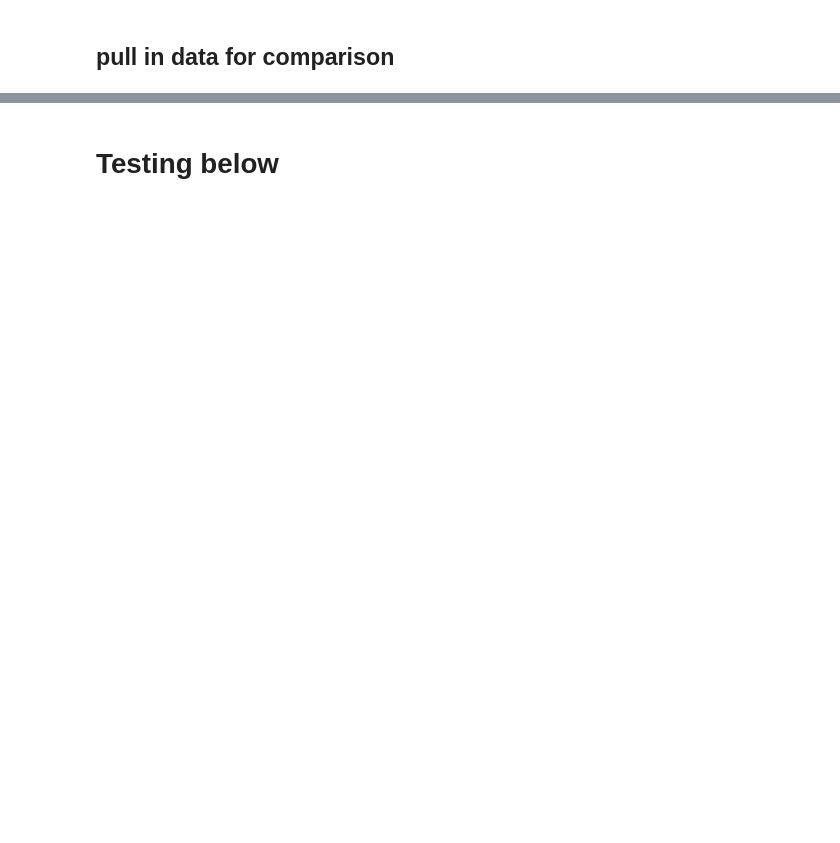
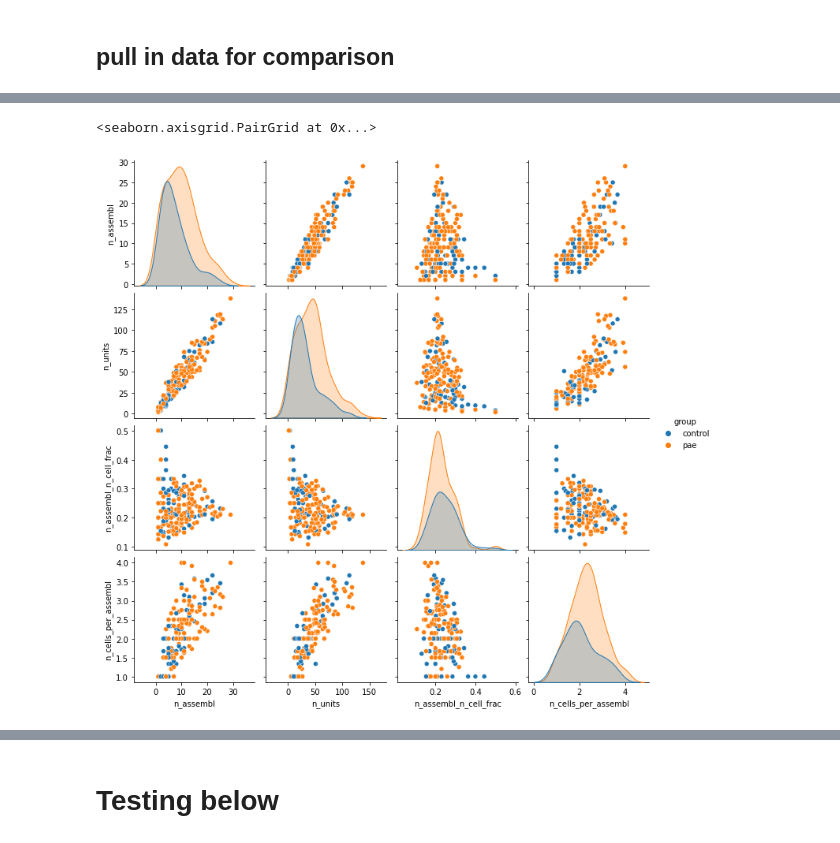
Before and after one commit to ryanharvey1/cell_assembly_replay, a Jupyter notebook: notebooks/cell_assembly.ipynb, the cells around one changed output, grey strips where cells are left out. Saved outputs shown, nothing was run; the diff lists cells and outputs as text; code cells hidden in the pictures; blank space fills up the shorter version.

Commit message:
working changes, added new features per assembly, added figures

```diff
--- a/notebooks/cell_assembly.ipynb
+++ b/notebooks/cell_assembly.ipynb
@@ -33,3 +37,7 @@ spike_path = 'F:/Projects/PAE_PlaceCell/analysis/spikes/'
 df_cell_class = pd.read_csv('F:/Projects/PAE_PlaceCell/analysis/cell_recruitment/processed/pyr_int_df.csv')
 # data frame contain info for each ripple
 swr_df = pd.read_csv('F:/Projects/PAE_PlaceCell/analysis/swr_data/post_processed/swr_df.csv')
+# data frame contain info for each mua evebt
+mua_df = pd.read_csv('F:/Projects/PAE_PlaceCell/analysis/multiunit_data/post_processed/mua_df.csv')
+# data frame with ever cell in data set
+cell_list = pd.read_csv(r'F:\Projects\PAE_PlaceCell\analysis\cell_list.csv')
@@ -38,5 +64,7 @@ swr_df = pd.read_csv('F:/Projects/PAE_PlaceCell/analysis/swr_data/post_processed
 # %%
-assembly_run.assembly_run(spike_path,save_path,swr_df)
+%%time
+
+assembly_run.assembly_run(spike_path,save_path,swr_df,cell_list,parallel=False)
 # %% [markdown]
 ## pull in data for comparison
 # %%
@@ -92,0 +136,34 @@ for item in results.keys():
+# %%
+def add_group_affiliation(df):
+    control=('RH13','RH14','LS21','LS23','LE2821','LE2823','LEM3116','LEM3120','LEM3216')
+    pae=('RH11','RH16','LS17','LS19','LE2813','LEM3124','LEM3206','LEM3246')
+
+    df['group'] = np.ones_like(df.session)
+
+    regstr = '|'.join(control)
+    idx = df['session'].str.upper().str.contains(regstr)
+    df.group[idx] = 'control'
+
+    regstr = '|'.join(pae)
+    idx = df['session'].str.upper().str.contains(regstr)
+    df.group[idx] = 'pae'
+    return df
+
+df = pd.DataFrame()
+
+df['session'] = results['session']
+# add rat ID
+rat = [s.split('_')[0] for s in df.session]
+df['rat']=rat
+# add group affiliation to df
+df = add_group_affiliation(df)
+
+df['area'] = results['area']
+df['n_assembl'] = results['n_assembl']
+df['n_units'] = results['n_units']
+df['n_assembl_n_cell_frac'] = results['n_assembl_n_cell_frac']
+df['n_cells_per_assembl'] = results['n_cells_per_assembl']
+
+df.to_csv('F:/Projects/PAE_PlaceCell/analysis/cell_assembly/post_processed/cell_assembly.csv')
+
+df
@@ -92,0 +184,5 @@ for item in results.keys():
+# %%
+sns.pairplot(df,hue="group")
+# %% [output]
+<seaborn.axisgrid.PairGrid at 0x...>
+[figure, added]
```
Also changed, not shown: parts of 75 cells of this notebook.
